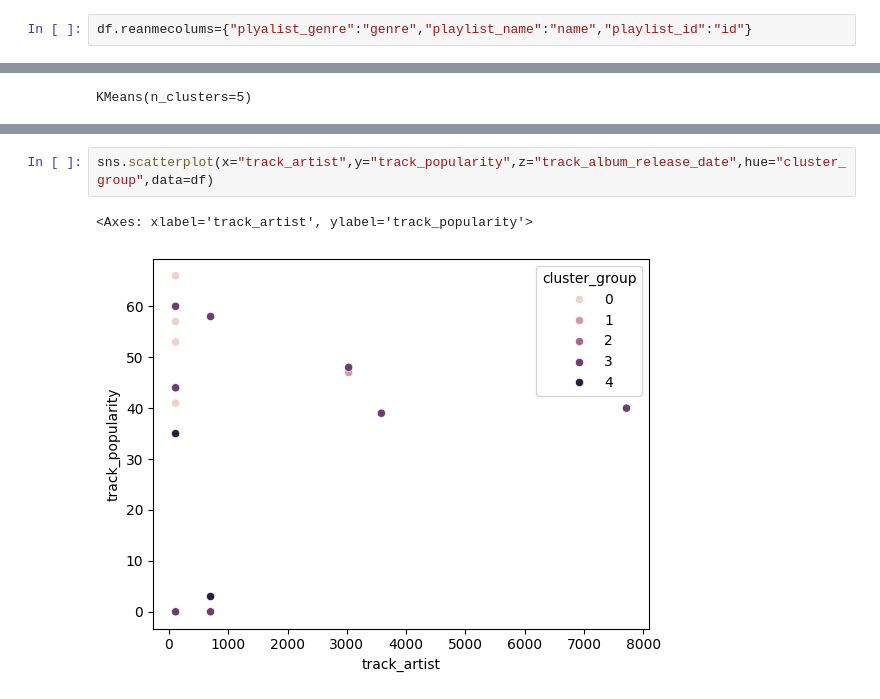
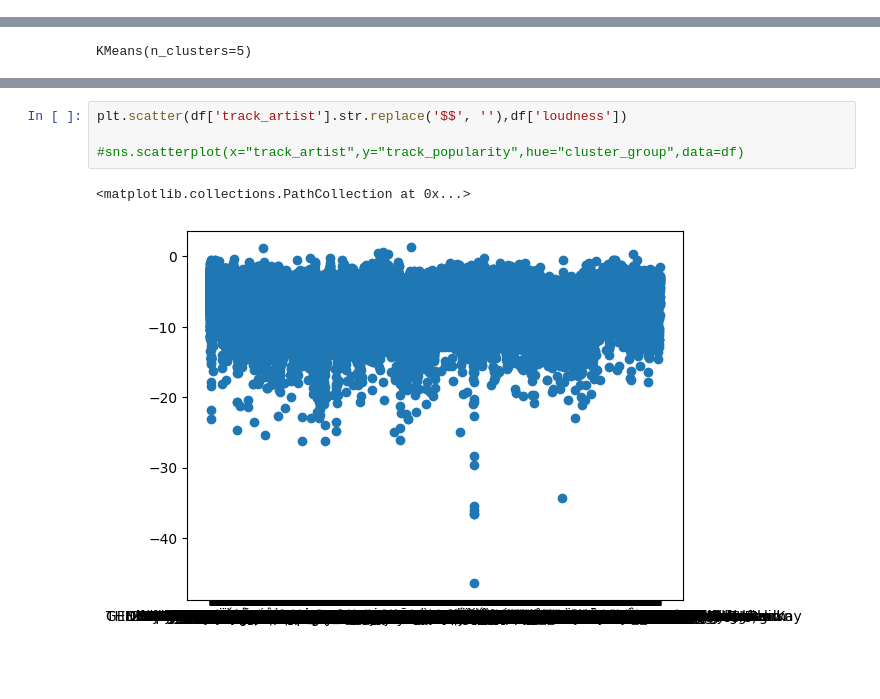
Before and after one commit to aT-404/CorizoMProject, a Jupyter notebook: Project2.ipynb, the cells around one changed output, grey strips where cells are left out. Cells and saved outputs as stored; diff of their text form; blank space fills up the shorter version.

```diff
--- a/Project2.ipynb
+++ b/Project2.ipynb
@@ -251,2 +235,0 @@ df
-# %%
-df.reanmecolums={"plyalist_genre":"genre","playlist_name":"name","playlist_id":"id"}
@@ -304,8 +267,10 @@ df
 # %%
-sns.scatterplot(x="track_artist",y="track_popularity",z="track_album_release_date",hue="cluster_group",data=df)
+plt.scatter(df['track_artist'].str.replace('$$', ''),df['loudness'])
+
+#sns.scatterplot(x="track_artist",y="track_popularity",hue="cluster_group",data=df)
 # %% [output]
-<Axes: xlabel='track_artist', ylabel='track_popularity'>
+<matplotlib.collections.PathCollection at 0x...>
-[figure, old version]
+[figure, new version]
 # %%
 newdf=df[df["cluster_group"]==1]
 newdf
```
Also changed, not shown: parts of 12 cells of this notebook.
